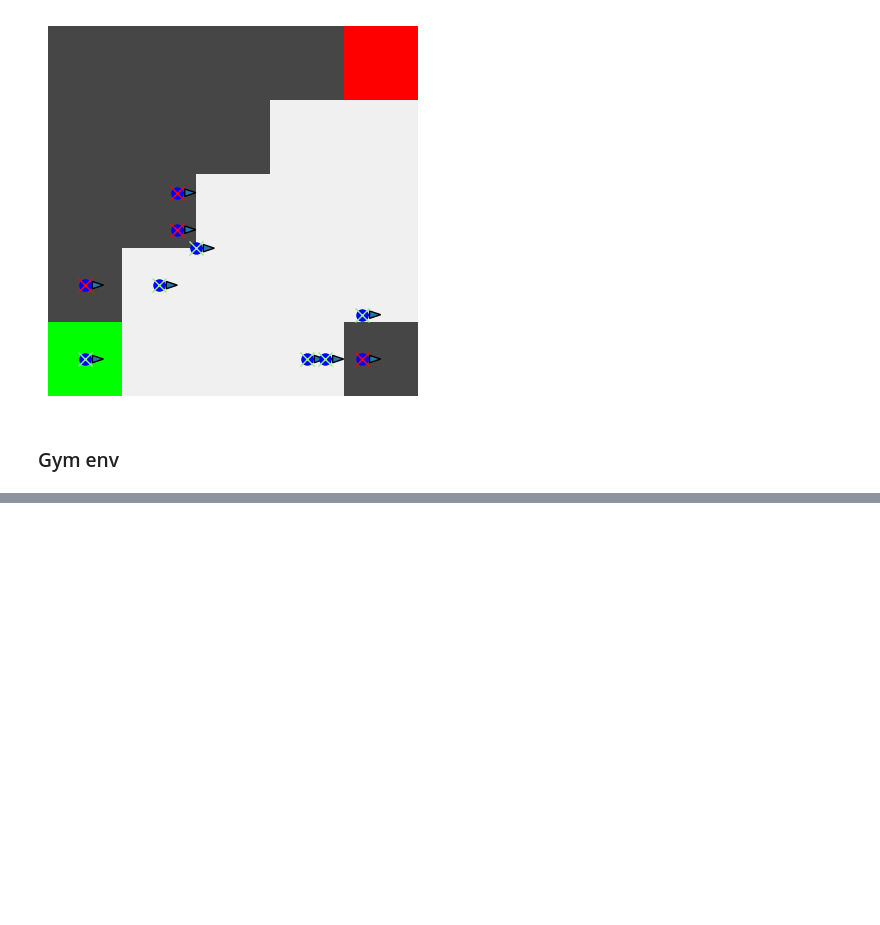
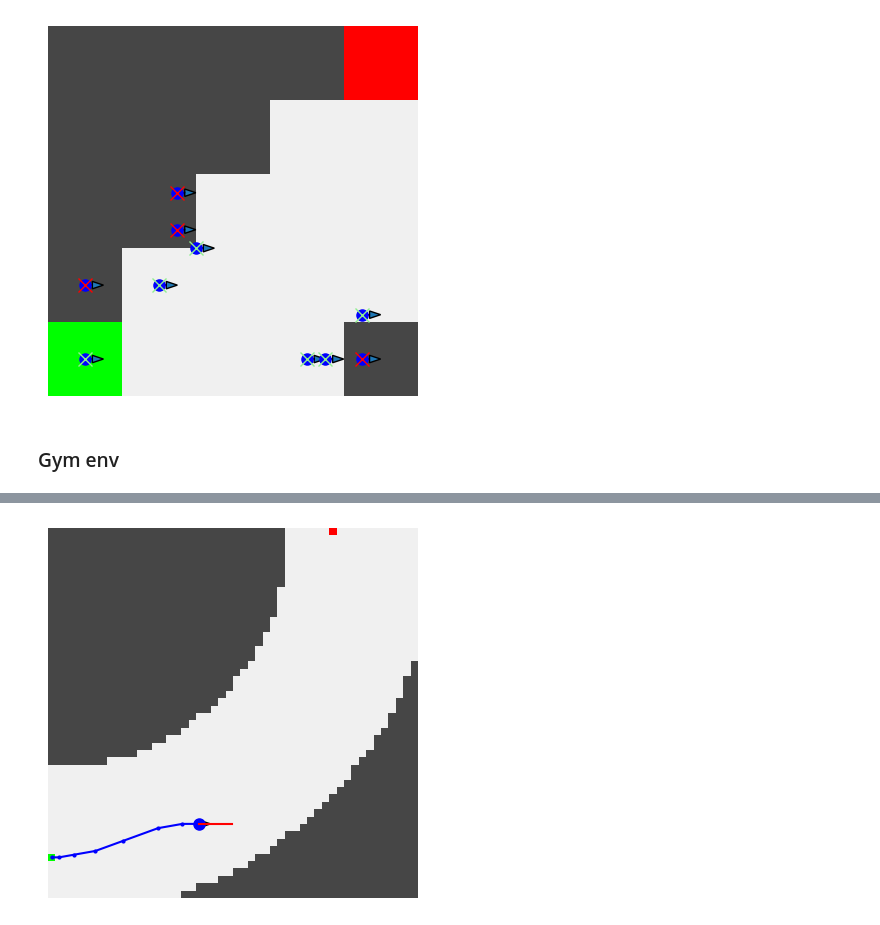
Before and after one commit to GeckSpy/EP-trajectory-optimisation, a Jupyter notebook: Environment/env_02.ipynb, the cells around one changed output, grey strips where cells are left out. Cells and saved outputs as stored; diff of their text form; code cells hidden in the pictures; blank space fills up the shorter version.

```diff
--- a/Environment/env_02.ipynb
+++ b/Environment/env_02.ipynb
@@ -681,0 +473,14 @@ env.close()
+# %%
+env = MyEnv(track_1)
+env.render()
+env.step([1,0])
+env.step([1,1])
+env.step([1,0])
+env.step([1,1])
+env.step([1,0])
+env.step([-1,-1])
+env.step([-1,-1])
+env.render()
+env.close()
+# %% [output]
+[figure, added]
```
Also changed, not shown: parts of 11 cells of this notebook.
